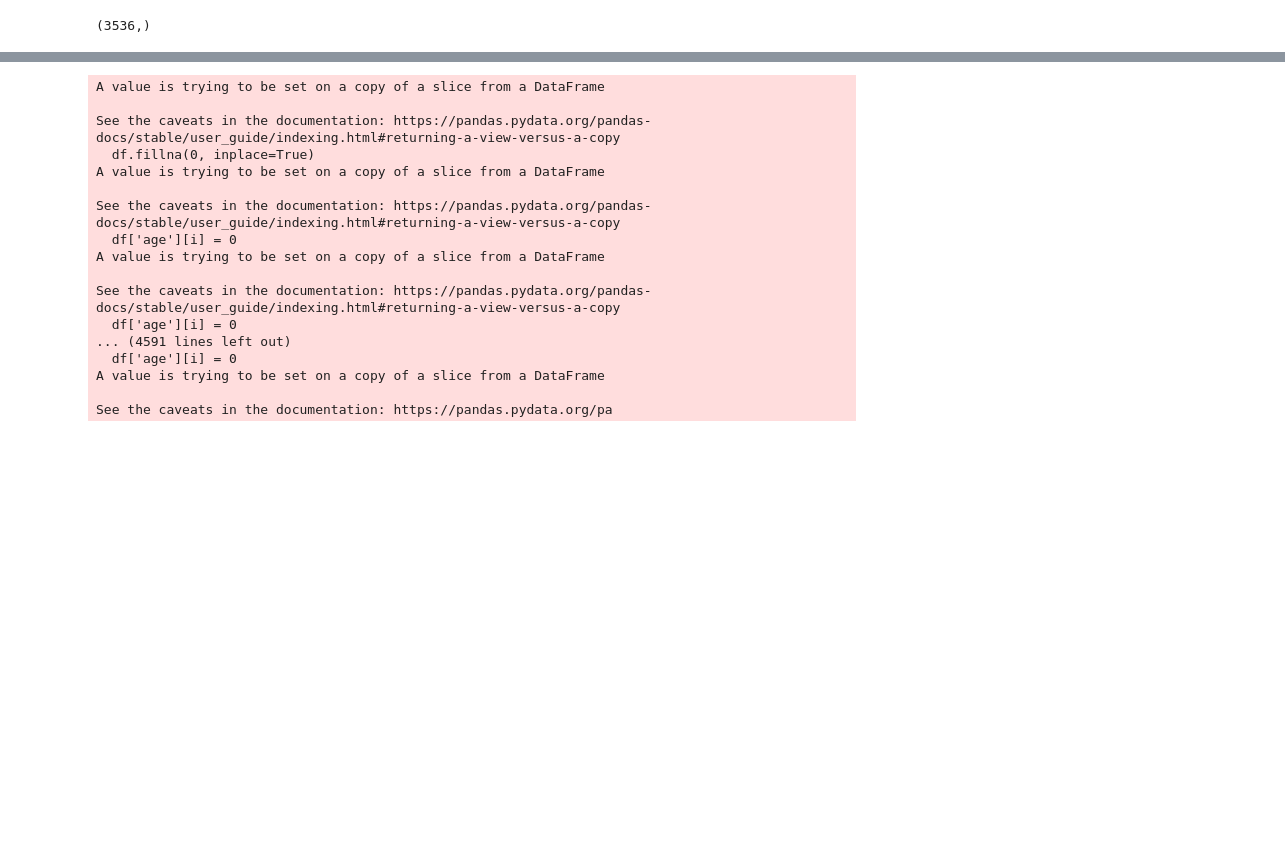
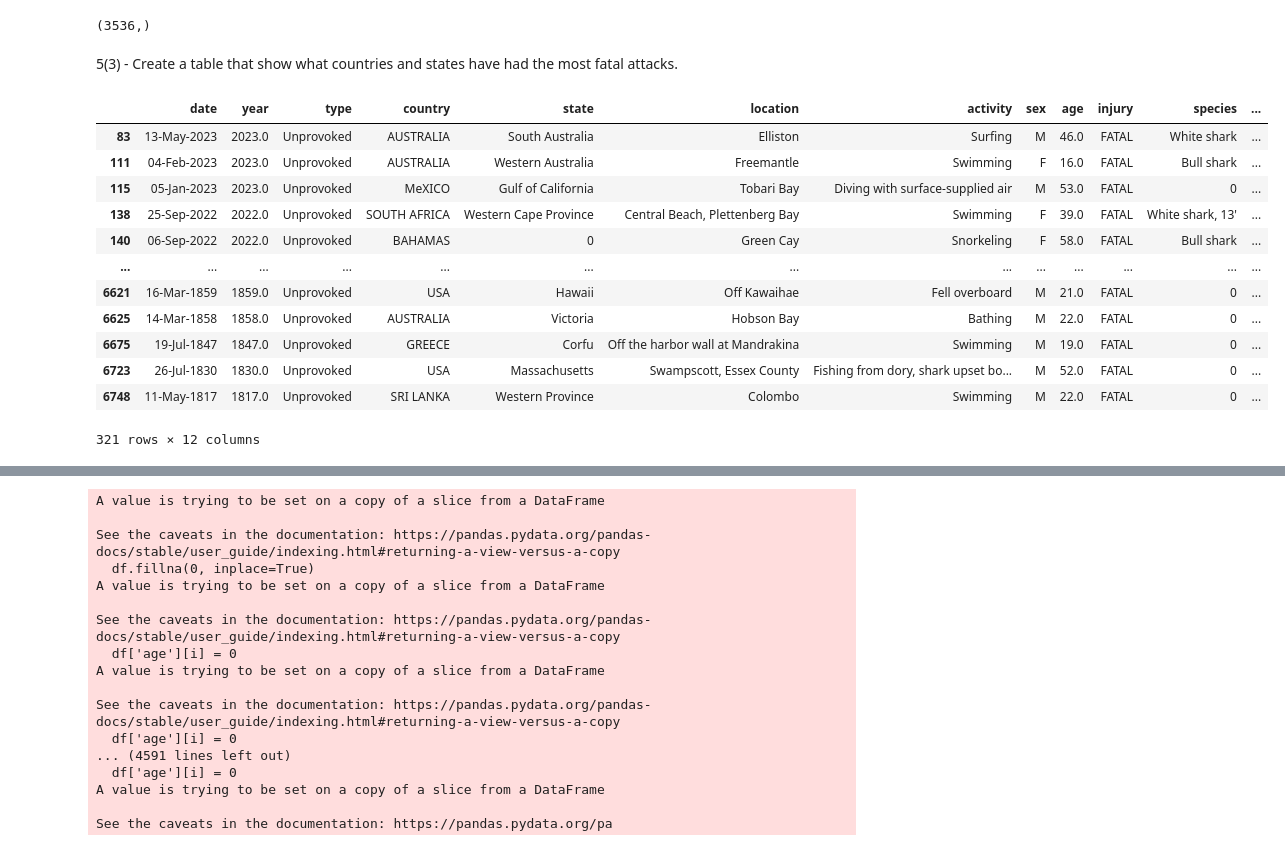
Before and after one commit to dalreensoares/shark-attack-data-analysis, a Jupyter notebook: main.ipynb, the cells around one changed output, grey strips where cells are left out. Cells and saved outputs as stored; diff of their text form; code cells hidden in the pictures; blank space fills up the shorter version.

```diff
--- a/main.ipynb
+++ b/main.ipynb
@@ -538,3 +542,21 @@ df.injury.shape
 #There have been over 3530 shark attacks, yet only 320 have been fatal. This is very valuable information.
 # %% [output]
 (3536,)
+# %% [markdown]
+5(3) - Create a table that show what countries and states have had the most fatal attacks.
+# %%
+fatal_attacks = df[df["injury"] == "FATAL"] #We create a data frame that only contains rows with attacks that were FATAL
+# %% [output]
+|  | date | year | type | country | state | location | activity | sex | age | injury | species | ... |
+| 83 | 13-May-2023 | 2023.0 | Unprovoked | AUSTRALIA | South Australia | Elliston | Surfing | M | 46.0 | FATAL | White shark | ... |
+| 111 | 04-Feb-2023 | 2023.0 | Unprovoked | AUSTRALIA | Western Australia | Freemantle | Swimming | F | 16.0 | FATAL | Bull shark | ... |
+| 115 | 05-Jan-2023 | 2023.0 | Unprovoked | MeXICO | Gulf of California | Tobari Bay | Diving with surface-supplied air | M | 53.0 | FATAL | 0 | ... |
+| 138 | 25-Sep-2022 | 2022.0 | Unprovoked | SOUTH AFRICA | Western Cape Province | Central Beach, Plettenberg Bay | Swimming | F | 39.0 | FATAL | White shark, 13' | ... |
+| 140 | 06-Sep-2022 | 2022.0 | Unprovoked | BAHAMAS | 0 | Green Cay | Snorkeling | F | 58.0 | FATAL | Bull shark | ... |
+| ... | ... | ... | ... | ... | ... | ... | ... | ... | ... | ... | ... | ... |
+| 6621 | 16-Mar-1859 | 1859.0 | Unprovoked | USA | Hawaii | Off Kawaihae | Fell overboard | M | 21.0 | FATAL | 0 | ... |
+| 6625 | 14-Mar-1858 | 1858.0 | Unprovoked | AUSTRALIA | Victoria | Hobson Bay | Bathing | M | 22.0 | FATAL | 0 | ... |
+| 6675 | 19-Jul-1847 | 1847.0 | Unprovoked | GREECE | Corfu | Off the harbor wall at Mandrakina | Swimming | M | 19.0 | FATAL | 0 | ... |
+| 6723 | 26-Jul-1830 | 1830.0 | Unprovoked | USA | Massachusetts | Swampscott, Essex County | Fishing from dory, shark upset bo... | M | 52.0 | FATAL | 0 | ... |
+| 6748 | 11-May-1817 | 1817.0 | Unprovoked | SRI LANKA | Western Province | Colombo | Swimming | M | 22.0 | FATAL | 0 | ... |
+321 rows × 12 columns
```
Also changed, not shown: parts of 12 cells of this notebook.
